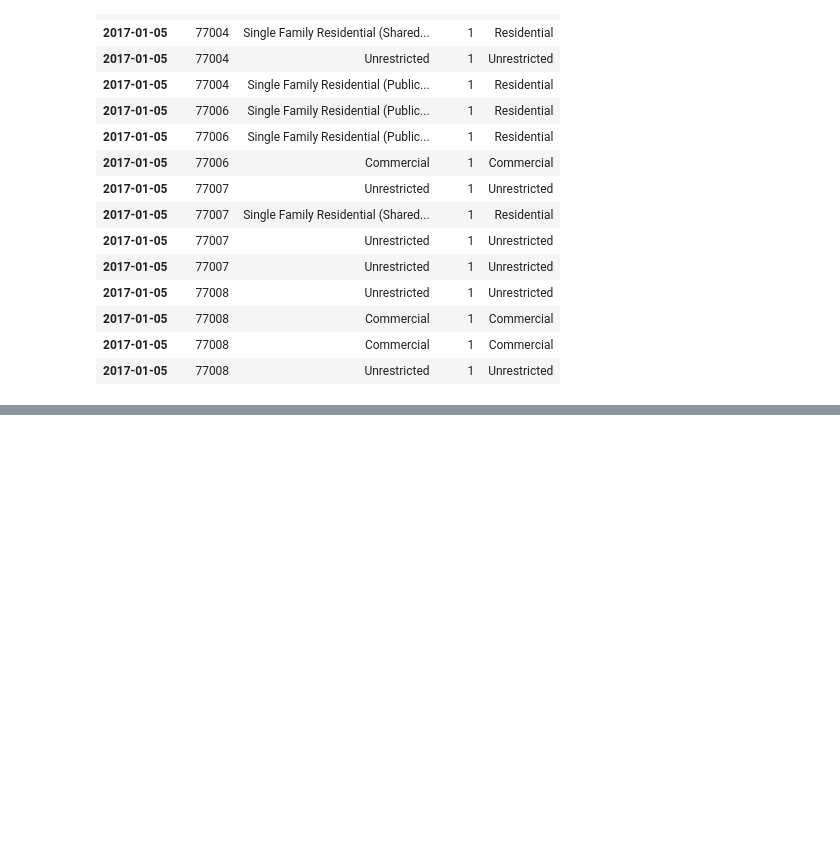
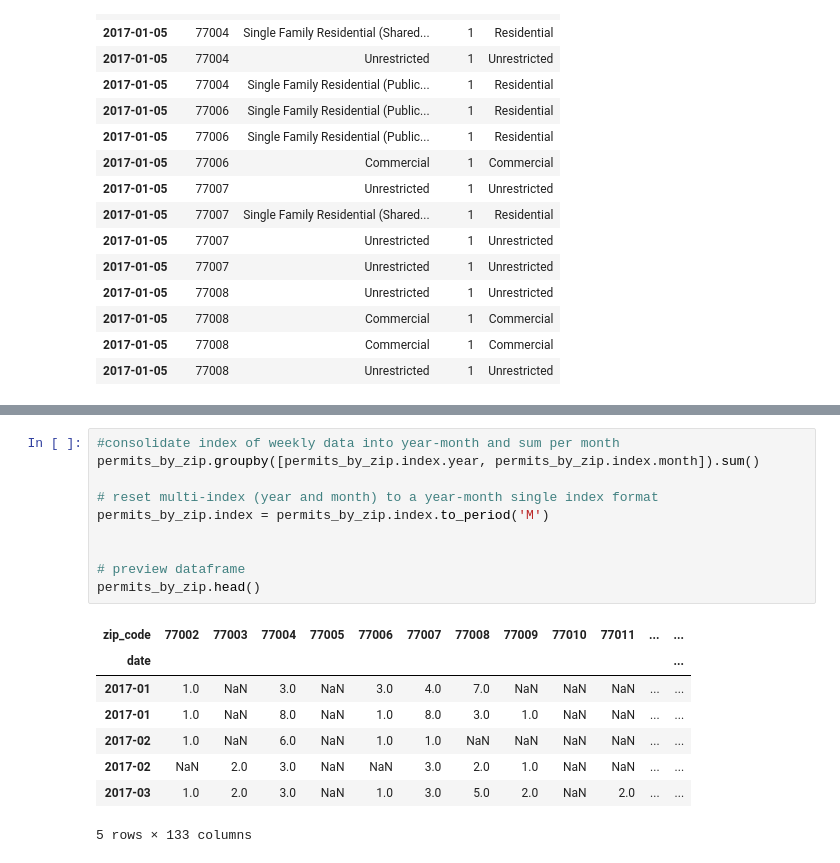
Before and after one commit to dovu93/Real_Estate_Investment_Identifier, a Jupyter notebook: Notebooks/houston_permit_data.ipynb, the cells around one changed output, grey strips where cells are left out. Saved outputs shown, nothing was run; the diff lists cells and outputs as text; blank space fills up the shorter version.

```diff
--- a/Notebooks/houston_permit_data.ipynb
+++ b/Notebooks/houston_permit_data.ipynb
@@ -134,0 +154,19 @@ permits_df.head()
+# %%
+#consolidate index of weekly data into year-month and sum per month
+permits_by_zip.groupby([permits_by_zip.index.year, permits_by_zip.index.month]).sum()
+
+# reset multi-index (year and month) to a year-month single index format
+permits_by_zip.index = permits_by_zip.index.to_period('M')
+
+
+# preview dataframe
+permits_by_zip.head()
+# %% [output]
+| zip_code | 77002 | 77003 | 77004 | 77005 | 77006 | 77007 | 77008 | 77009 | 77010 | 77011 | ... | ... |
+| date |  |  |  |  |  |  |  |  |  |  |  | ... |
+| 2017-01 | 1.0 | NaN | 3.0 | NaN | 3.0 | 4.0 | 7.0 | NaN | NaN | NaN | ... | ... |
+| 2017-01 | 1.0 | NaN | 8.0 | NaN | 1.0 | 8.0 | 3.0 | 1.0 | NaN | NaN | ... | ... |
+| 2017-02 | 1.0 | NaN | 6.0 | NaN | 1.0 | 1.0 | NaN | NaN | NaN | NaN | ... | ... |
+| 2017-02 | NaN | 2.0 | 3.0 | NaN | NaN | 3.0 | 2.0 | 1.0 | NaN | NaN | ... | ... |
+| 2017-03 | 1.0 | 2.0 | 3.0 | NaN | 1.0 | 3.0 | 5.0 | 2.0 | NaN | 2.0 | ... | ... |
+5 rows × 133 columns
```
Also changed, not shown: parts of 6 cells of this notebook, 2 other files.
